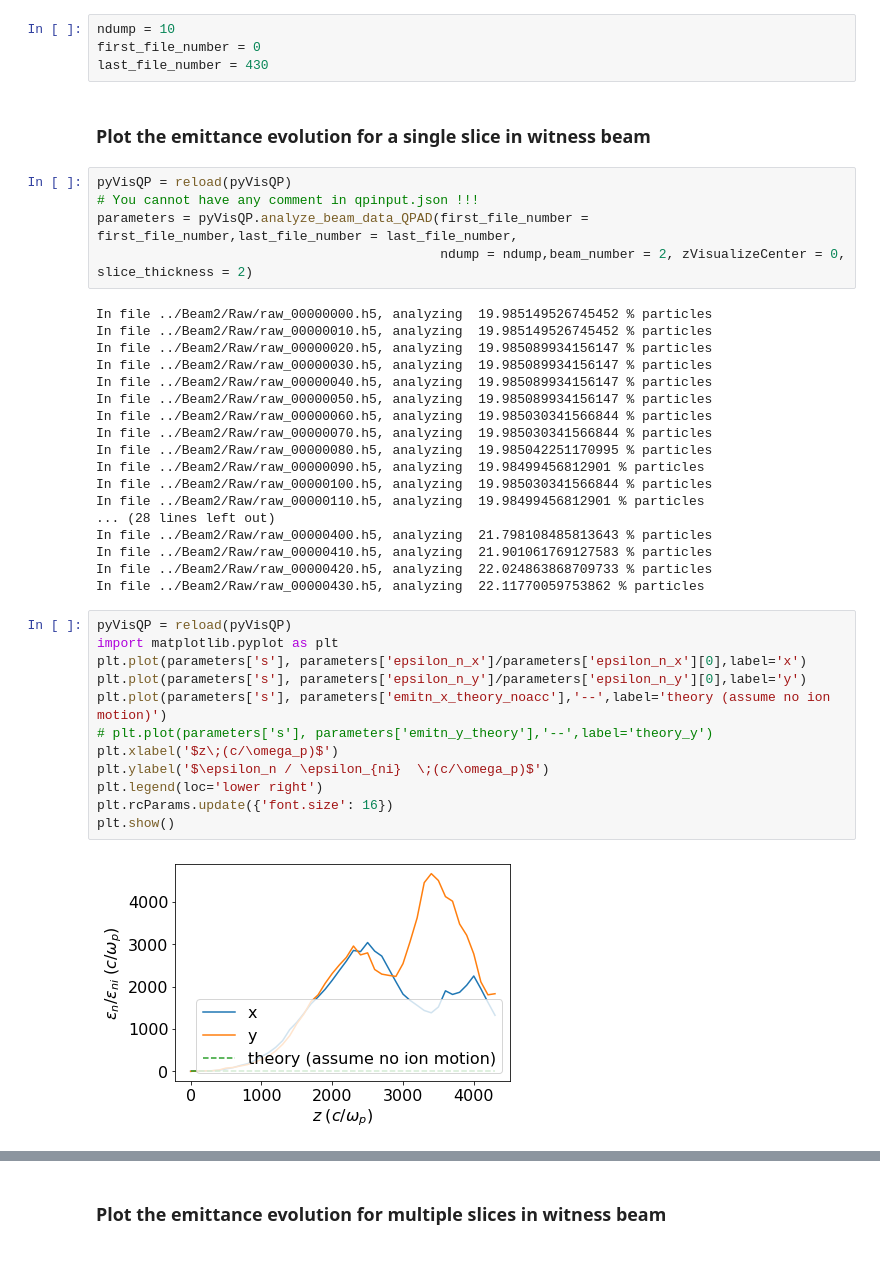
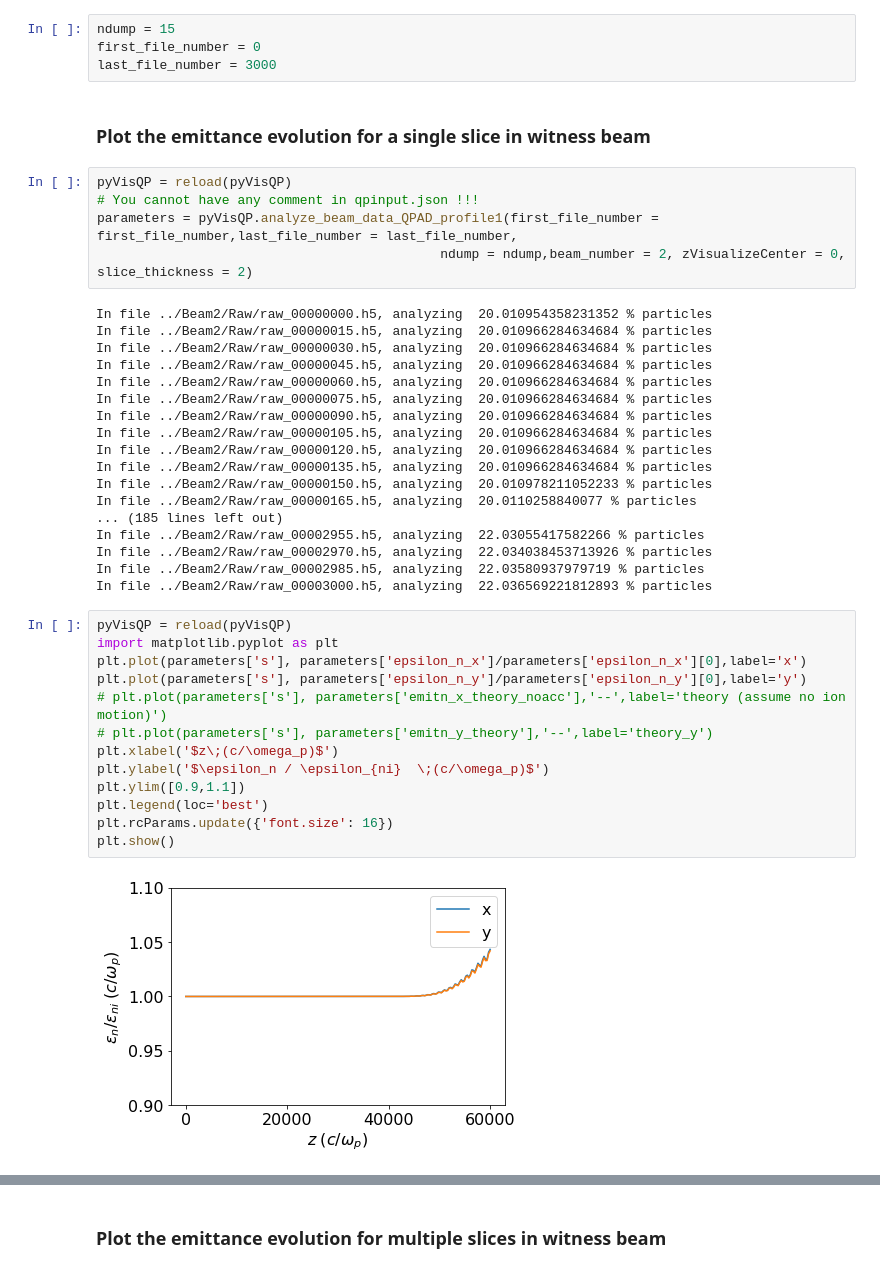
Before and after one commit to uclazyj/JupyterQpic, a Jupyter notebook: QPAD.ipynb, the cells around one changed output, grey strips where cells are left out. Drawn from its saved outputs; the diff is of its cells as text.

Commit message:
Add the analysis of raw beam data for profile1 in QPAD

```diff
--- a/QPAD.ipynb
+++ b/QPAD.ipynb
@@ -93,45 +93,46 @@ interactive(children=(FloatRangeSlider(value=(-1.0, 1.0), continuous_update=Fals
 # %% [markdown]
 # Calculate the emittance
 # %%
-ndump = 10
+ndump = 15
 first_file_number = 0
-last_file_number = 430
+last_file_number = 3000
 # %% [markdown]
 ### Plot the emittance evolution for a single slice in witness beam
 # %%
 pyVisQP = reload(pyVisQP)
 # You cannot have any comment in qpinput.json !!!
-parameters = pyVisQP.analyze_beam_data_QPAD(first_file_number = first_file_number,last_file_number = last_file_number,
+parameters = pyVisQP.analyze_beam_data_QPAD_profile1(first_file_number = first_file_number,last_file_number = last_file_number,
                                             ndump = ndump,beam_number = 2, zVisualizeCenter = 0, slice_thickness = 2)
 # %% [output]
-In file ../Beam2/Raw/raw_00000000.h5, analyzing  19.985149526745452 % particles
-In file ../Beam2/Raw/raw_00000010.h5, analyzing  19.985149526745452 % particles
-In file ../Beam2/Raw/raw_00000020.h5, analyzing  19.985089934156147 % particles
-In file ../Beam2/Raw/raw_00000030.h5, analyzing  19.985089934156147 % particles
-In file ../Beam2/Raw/raw_00000040.h5, analyzing  19.985089934156147 % particles
-In file ../Beam2/Raw/raw_00000050.h5, analyzing  19.985089934156147 % particles
-In file ../Beam2/Raw/raw_00000060.h5, analyzing  19.985030341566844 % particles
-In file ../Beam2/Raw/raw_00000070.h5, analyzing  19.985030341566844 % particles
-In file ../Beam2/Raw/raw_00000080.h5, analyzing  19.985042251170995 % particles
-In file ../Beam2/Raw/raw_00000090.h5, analyzing  19.98499456812901 % particles
-In file ../Beam2/Raw/raw_00000100.h5, analyzing  19.985030341566844 % particles
-In file ../Beam2/Raw/raw_00000110.h5, analyzing  19.98499456812901 % particles
-... (28 lines left out)
-In file ../Beam2/Raw/raw_00000400.h5, analyzing  21.798108485813643 % particles
-In file ../Beam2/Raw/raw_00000410.h5, analyzing  21.901061769127583 % particles
-In file ../Beam2/Raw/raw_00000420.h5, analyzing  22.024863868709733 % particles
-In file ../Beam2/Raw/raw_00000430.h5, analyzing  22.11770059753862 % particles
+In file ../Beam2/Raw/raw_00000000.h5, analyzing  20.010954358231352 % particles
+In file ../Beam2/Raw/raw_00000015.h5, analyzing  20.010966284634684 % particles
+In file ../Beam2/Raw/raw_00000030.h5, analyzing  20.010966284634684 % particles
+In file ../Beam2/Raw/raw_00000045.h5, analyzing  20.010966284634684 % particles
+In file ../Beam2/Raw/raw_00000060.h5, analyzing  20.010966284634684 % particles
+In file ../Beam2/Raw/raw_00000075.h5, analyzing  20.010966284634684 % particles
+In file ../Beam2/Raw/raw_00000090.h5, analyzing  20.010966284634684 % particles
+In file ../Beam2/Raw/raw_00000105.h5, analyzing  20.010966284634684 % particles
+In file ../Beam2/Raw/raw_00000120.h5, analyzing  20.010966284634684 % particles
+In file ../Beam2/Raw/raw_00000135.h5, analyzing  20.010966284634684 % particles
+In file ../Beam2/Raw/raw_00000150.h5, analyzing  20.010978211052233 % particles
+In file ../Beam2/Raw/raw_00000165.h5, analyzing  20.0110258840077 % particles
+... (185 lines left out)
+In file ../Beam2/Raw/raw_00002955.h5, analyzing  22.03055417582266 % particles
+In file ../Beam2/Raw/raw_00002970.h5, analyzing  22.034038453713926 % particles
+In file ../Beam2/Raw/raw_00002985.h5, analyzing  22.03580937979719 % particles
+In file ../Beam2/Raw/raw_00003000.h5, analyzing  22.036569221812893 % particles
 # %%
 pyVisQP = reload(pyVisQP)
 import matplotlib.pyplot as plt
 plt.plot(parameters['s'], parameters['epsilon_n_x']/parameters['epsilon_n_x'][0],label='x')
 plt.plot(parameters['s'], parameters['epsilon_n_y']/parameters['epsilon_n_y'][0],label='y')
-plt.plot(parameters['s'], parameters['emitn_x_theory_noacc'],'--',label='theory (assume no ion motion)')
+# plt.plot(parameters['s'], parameters['emitn_x_theory_noacc'],'--',label='theory (assume no ion motion)')
 # plt.plot(parameters['s'], parameters['emitn_y_theory'],'--',label='theory_y')
 plt.xlabel('$z\;(c/\omega_p)$')
 plt.ylabel('$\epsilon_n / \epsilon_{ni}  \;(c/\omega_p)$')
-plt.legend(loc='lower right')
+plt.ylim([0.9,1.1])
+plt.legend(loc='best')
 plt.rcParams.update({'font.size': 16})
 plt.show()
 # %% [output]
-[figure, old version]
+[figure, new version]
```
Also changed, not shown: parts of 5 cells of this notebook, 2 other files.
